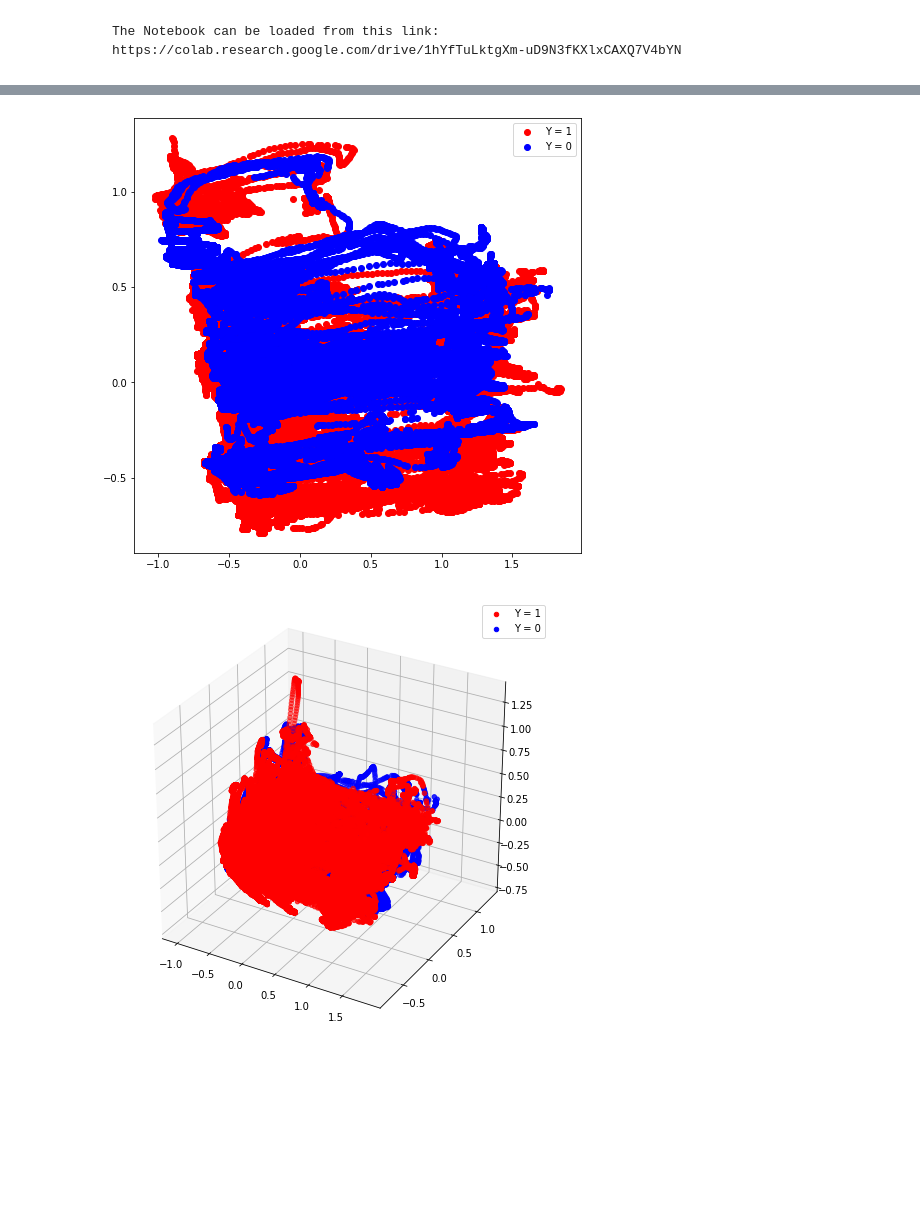
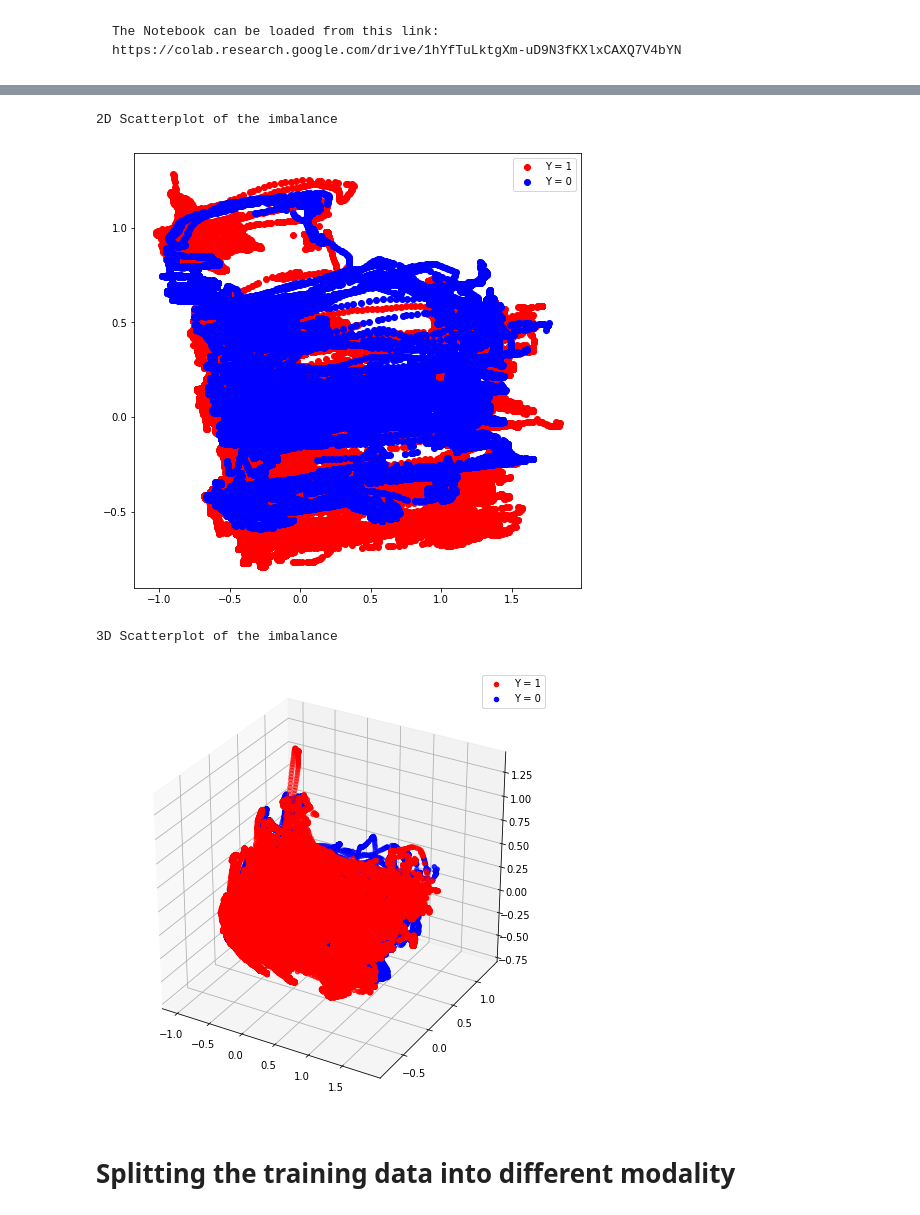
Before and after one commit to chengmar09/comp0053, a Jupyter notebook: Feature_Selection.ipynb, the cells around one changed output, grey strips where cells are left out. Cells and saved outputs as stored; diff of their text form; code cells hidden in the pictures; blank space fills up the shorter version.

```diff
--- a/Feature_Selection.ipynb
+++ b/Feature_Selection.ipynb
@@ -84,40 +109,43 @@ Finally, given the imbalance of classes in the dataset, when constructing valida
 stratified techniques when splitting the data for validation.
 # %%
 #Dimensionality Reduction imports
-from sklearn.manifold import TSNE
-from sklearn.decomposition import PCA, KernelPCA
-
-import pandas as pd
+from sklearn.decomposition import PCA
 import matplotlib.pyplot as plt
-
+import time
+from mpl_toolkits.mplot3d import Axes3D
 def transform_and_plot(model, data=train_x, labels=train_y):
     """
     Fits a given model over the scaled dataset and plots the result
     :param model - the untrained model to be fitted over the data
     :param data - the scaled data to be transformed
     :param labels - the corresponding labels for the data
     """
+
     reduced = model.fit_transform(data)
     dimensions = reduced.shape[1]
+    print("{}D Scatterplot of the imbalance".format(dimensions))
     labelled = np.c_[reduced, labels]
-
     assert dimensions == 2 or dimensions == 3, 'transform only supports 2 or 3 dimensions'
-
     projection = None
     if dimensions == 3:
         projection = '3d'
 
     figure = plt.figure(figsize=(8,8))
     ax = figure.add_subplot(1,1,1, projection=projection)
     neg = reduced[labelled[:,dimensions] == 0]
     pos = reduced[labelled[:,dimensions] == 1]
     ax.scatter(*(neg[:,i] for i in range(dimensions)), c='r')
     ax.scatter(*(pos[:,i] for i in range(dimensions)), c='b')
     ax.legend(['Y = 1', 'Y = 0'])
+    plt.show()
+#     time.sleep(10)
 
-pca = PCA(n_components=2)
-transform_and_plot(pca, train_x, train_y)
+transform_and_plot(PCA(n_components=2), train_x, train_y)
 transform_and_plot(PCA(n_components=3), train_x, train_y)
 # %% [output]
+2D Scatterplot of the imbalance
-[figure, old version]
+[figure, new version]
+3D Scatterplot of the imbalance
 [figure]
+# %% [markdown]
+# Splitting the training data into different modality
```
Also changed, not shown: parts of 21 cells of this notebook.
